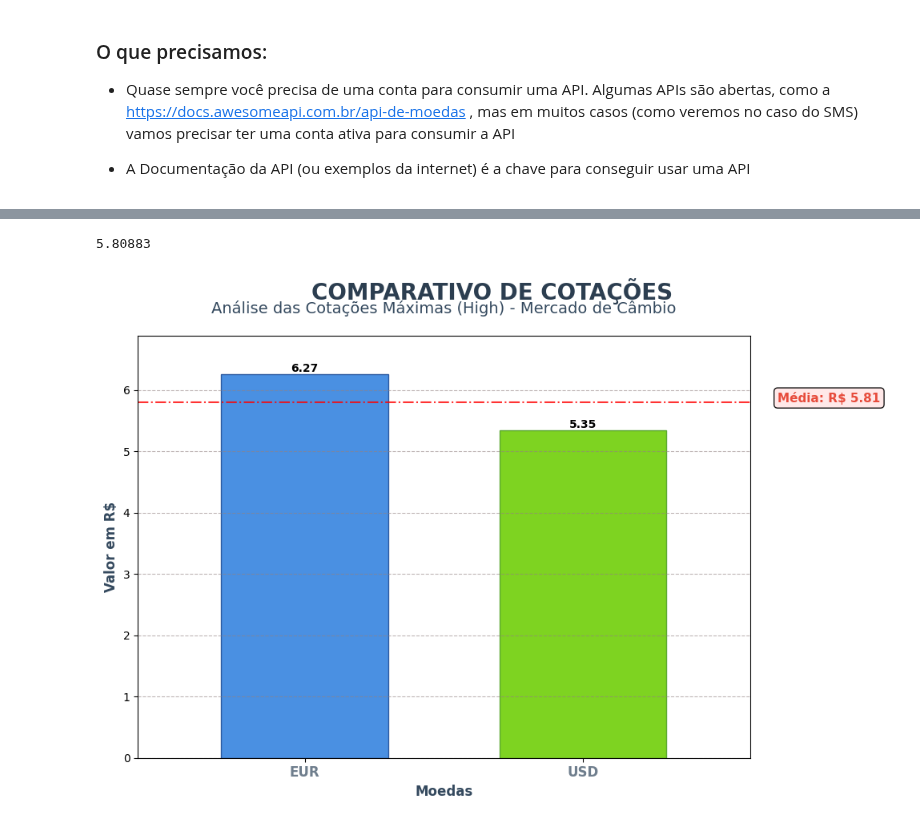
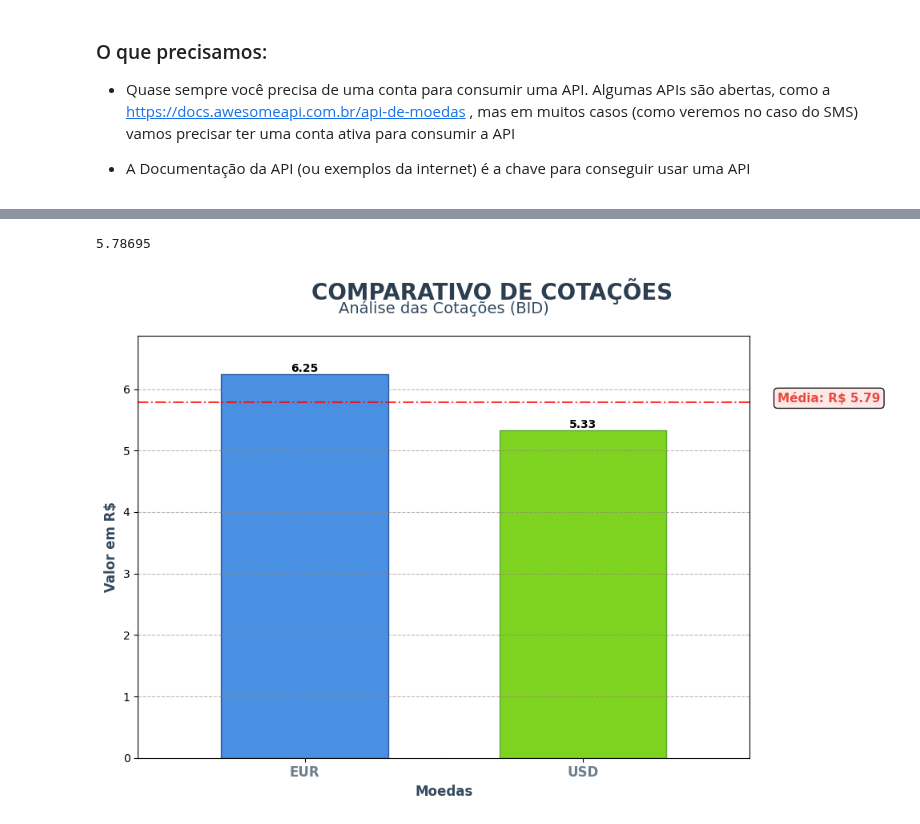
Before and after one commit to thiago207/python-for-data-analysis, a Jupyter notebook: API-JSON/API1.ipynb, the cells around one changed output, grey strips where cells are left out. Drawn from its saved outputs; the diff is of its cells as text; code cells hidden in the pictures.

```diff
--- a/API-JSON/API1.ipynb
+++ b/API-JSON/API1.ipynb
@@ -41,7 +41,7 @@ for coluna in colunas_numericas:
     df[coluna] = df[coluna].astype(float)
 
 moedas = [ 'EUR', 'USD']
-valores = [df.loc[m, 'high'] for m in moedas]
+valores = [df.loc[m, 'bid'] for m in moedas]
 media = sum(valores) / len(moedas)
 print(media)
 
@@ -64,33 +64,33 @@ plt.bar_label(bars, fmt='%.2f', fontsize=10, weight='bold')
 plt.axhline(y=media, color='red', linestyle='-.', alpha=0.8)
 plt.text(len(valores) - 0.3,  (media) ,  f'Média: R$ {media:.2f}',
          fontsize=11,
          color='#e74c3c',
          fontweight='bold',
         bbox=dict(boxstyle="round,pad=0.3", facecolor='#ffe6e6', alpha=0.9)
         )
 
 
 # Título e rótulos dos eixos
 plt.suptitle('COMPARATIVO DE COTAÇÕES', fontsize=20, fontweight='bold',
              color='#2c3e50', y=0.95)
 
-plt.title('Análise das Cotações Máximas (High) - Mercado de Câmbio',
+plt.title('Análise das Cotações (BID)',
           fontsize=14, color='#34495e', pad=20)
 
 plt.ylabel('Valor em R$', fontsize=12, color='#34495e', fontweight='bold')
 plt.xlabel('Moedas', fontsize=12, color='#34495e', fontweight='bold')
 
 plt.xticks(fontsize=12, color="#34495eb5", fontweight='bold')
 # Grade horizontal suave para facilitar leitura
 plt.grid(axis='y', linestyle='--', alpha=0.6, color = "#948282")
 
 plt.ylim(0, max(valores) * 1.1)
 margin = 0.1
 plt.xlim(-0.5 - margin, len(moedas) - 0.5 + margin)
 
 plt.savefig('grafico.png', dpi=300, bbox_inches='tight')
 plt.tight_layout()
 plt.show()
 # %% [output]
-5.80883
+5.78695
-[figure, old version]
+[figure, new version]
```
Also changed, not shown: parts of 2 cells of this notebook, 1 other file.
